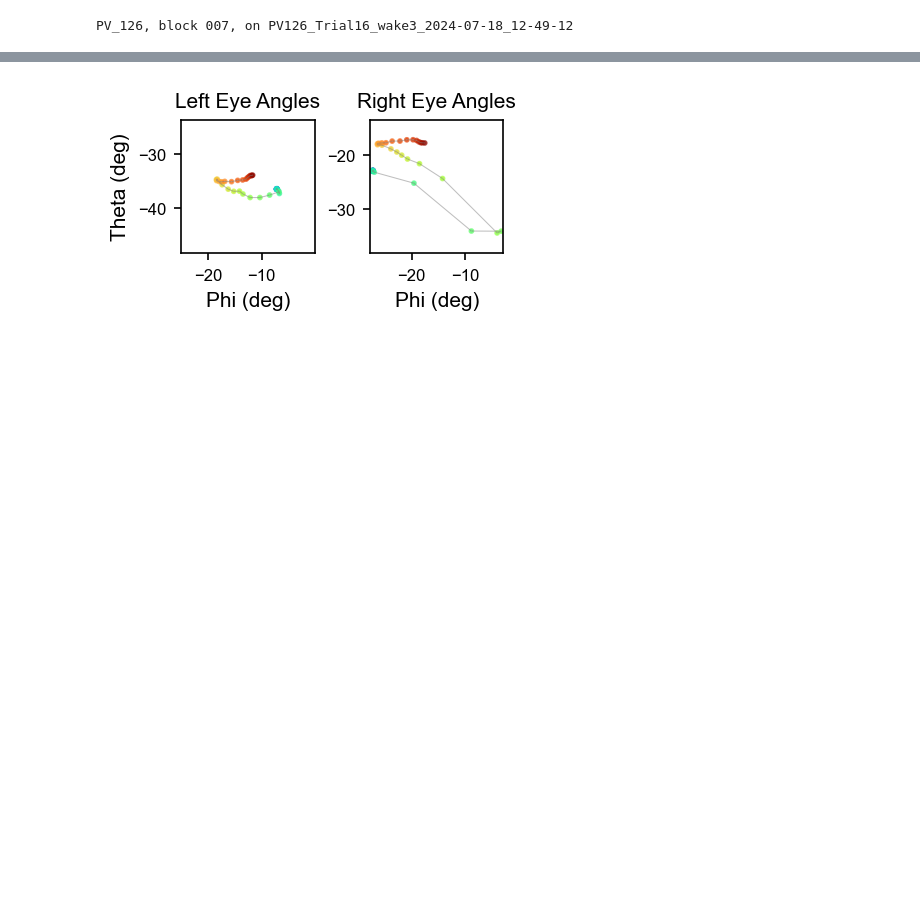
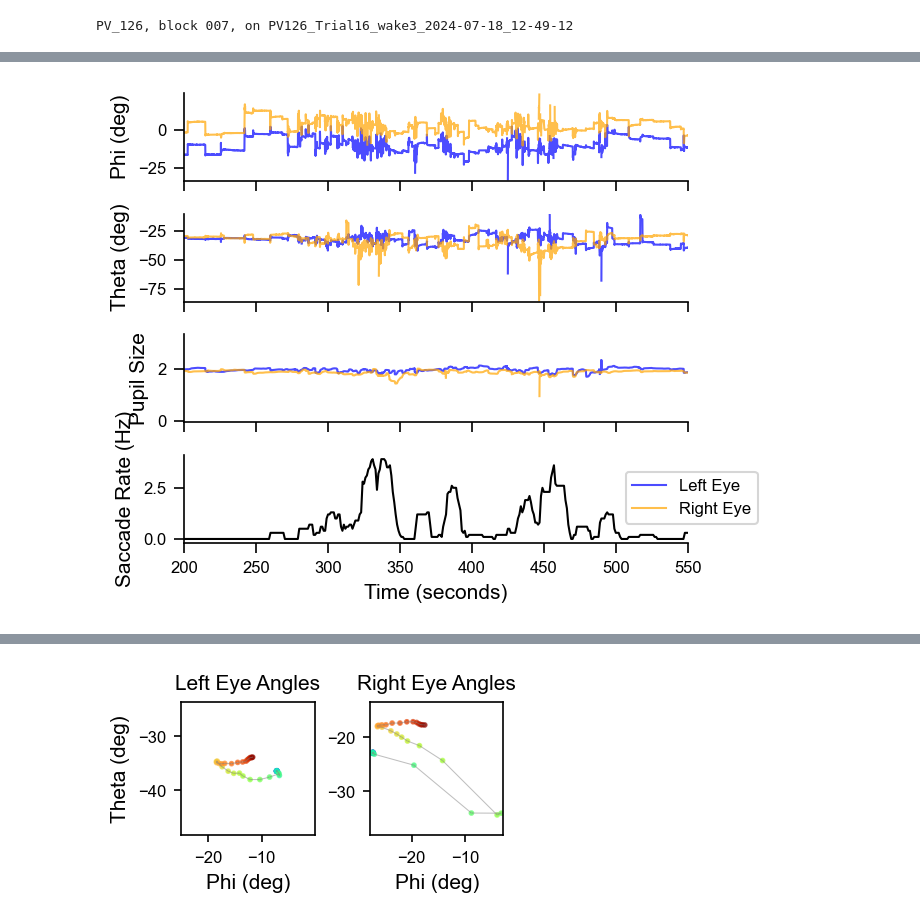
Before and after one commit to neural-electrophysiology-tool-team/Eye-Tracking-Tools, a Jupyter notebook: Graph_generation_notebooks/deg_versions/raw_data_degrees.ipynb, the cells around one changed output, grey strips where cells are left out. Saved outputs shown, nothing was run; the diff lists cells and outputs as text; code cells hidden in the pictures; blank space fills up the shorter version.

```diff
--- a/Graph_generation_notebooks/deg_versions/raw_data_degrees.ipynb
+++ b/Graph_generation_notebooks/deg_versions/raw_data_degrees.ipynb
@@ -1313,0 +1484,11 @@ exporting to Z:\Nimrod\Paper_Figures\2024_Personalized_headstage_eye_tracking\Fi
+# %%
+plot_zoomed_in_autofit_data(start_time=200, end_time=550,
+               traces=['center_x', 'center_y', 'pupil_diameter', 'saccade_frequency'],
+               left_df=block.left_eye_data, right_df=block.right_eye_data,
+               left_ms=block.l_saccade_df.saccade_on_ms.values, right_ms=block.r_saccade_df.saccade_on_ms.values,
+               head_movements_ms=None,
+               state_df=None,
+               figure_size=(4.7, 3.7),
+               export_path=None,limit_margins=1)
+# %% [output]
+[figure, added]
```
Also changed, not shown: parts of 17 cells of this notebook, 16 other files.
